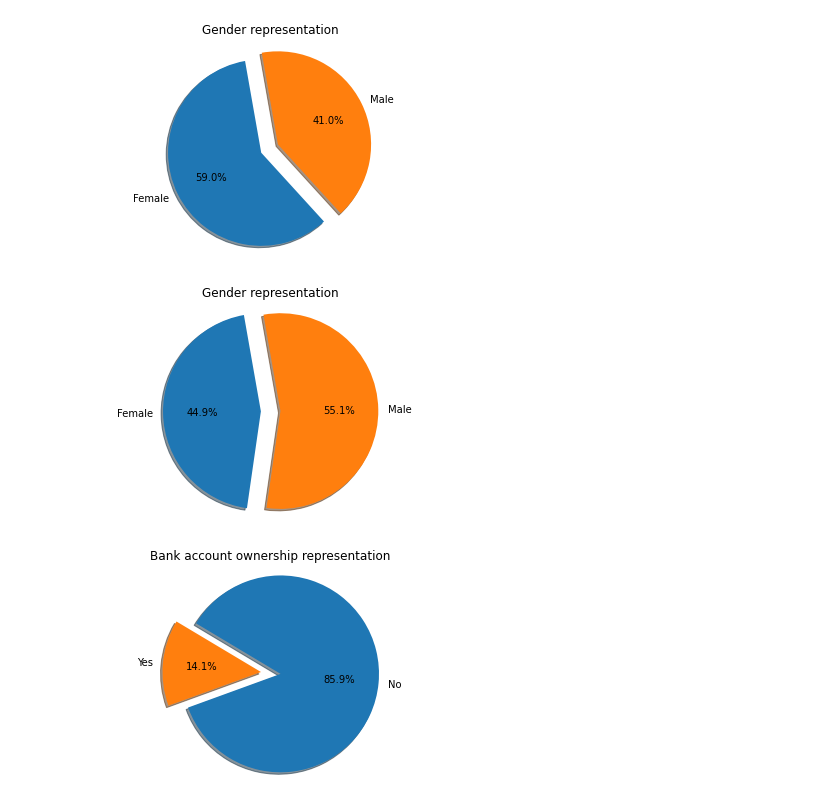
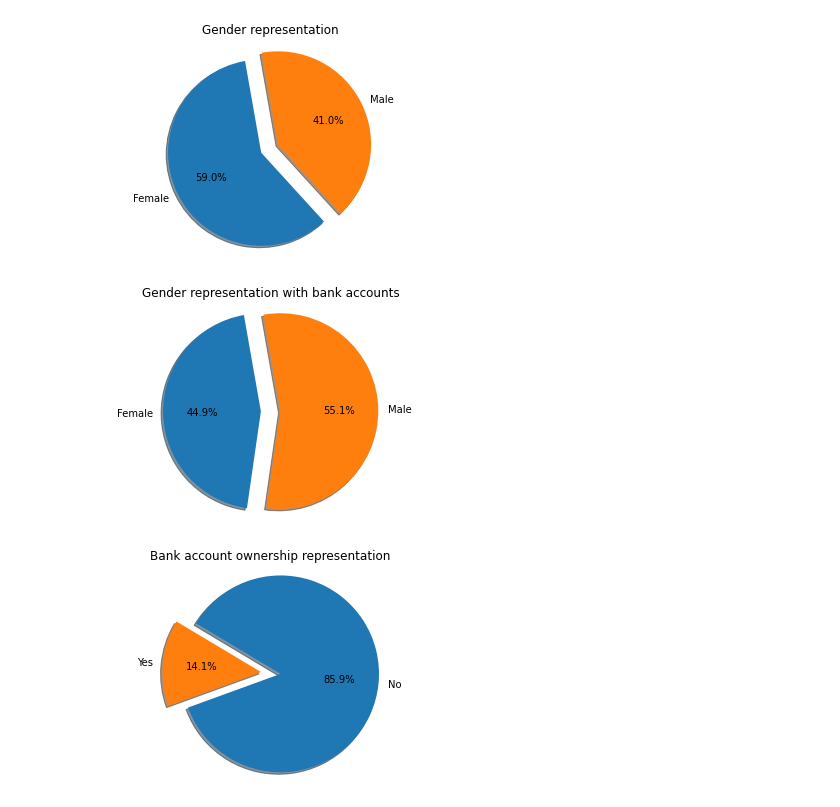
Before and after one commit to Magguire/Magguire, a Jupyter notebook: ip_week_2_core.ipynb, the cells around one changed output. Drawn from its saved outputs; the diff is of its cells as text; code cells hidden in the pictures.

```diff
--- a/ip_week_2_core.ipynb
+++ b/ip_week_2_core.ipynb
@@ -460,21 +460,21 @@ plt.show()
 # %%
 # Representation of data available for the gender with bank accounts
 
 gender = bank.groupby(['gender_of_respondent'], as_index=False)['uniqueid'].count()
 labels = gender['gender_of_respondent']
 count = gender['uniqueid']
 explode = (0.1, 0.1)
 
 # Plotting pie chart
 plt.pie(count, labels=labels, autopct="%1.1f%%",  explode=explode, shadow=True, startangle=100)
 plt.axis('equal')
-plt.title('Gender representation')
+plt.title('Gender representation with bank accounts')
 plt.show()
 
 # Despite the fact that there are more female than male in our dataset, there are more males with a bank account than females
 # This implies that the male gender are likely to open a bank account
 # %% [output]
-[figure, old version]
+[figure, new version]
 # %%
 # Representation of data available for Bank account ownership
 bank = df.groupby(['has_a_bank_account'], as_index=False)['uniqueid'].count()
```
Also changed, not shown: parts of 4 cells of this notebook.
